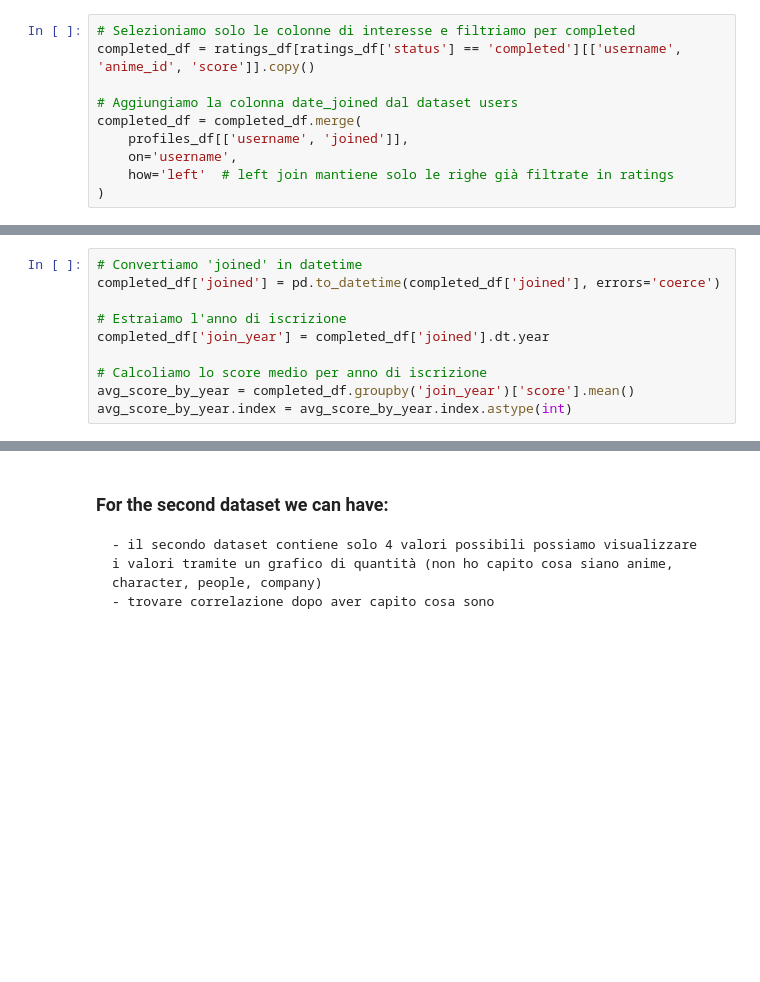
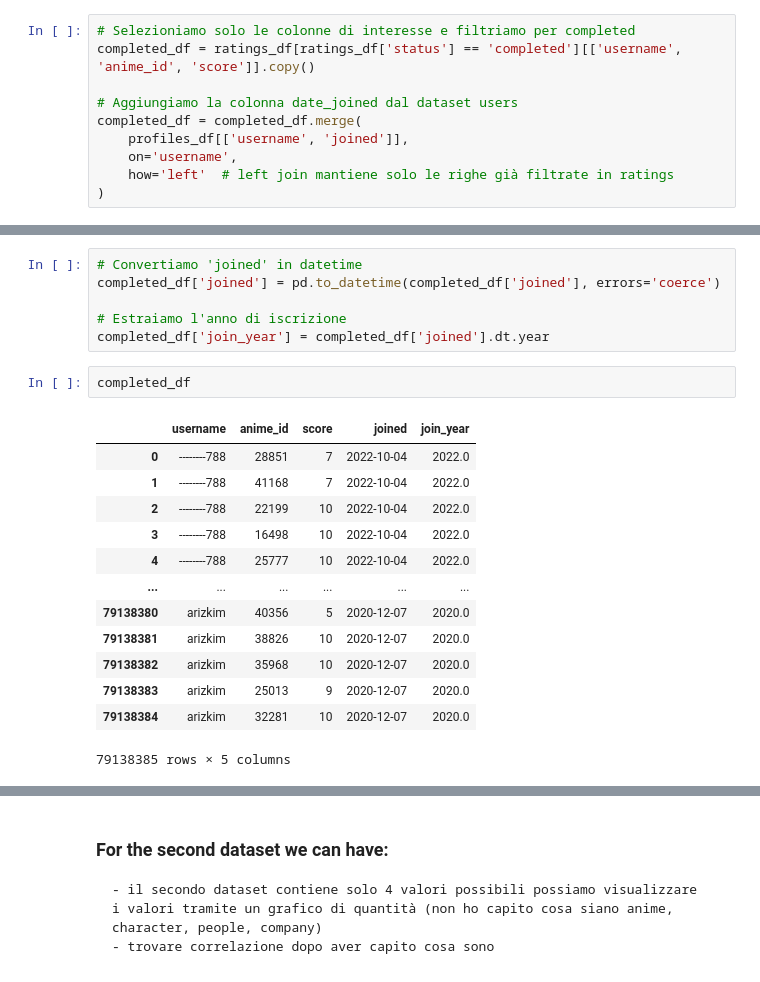
Before and after one commit to denis-budau/HCI-TWEB_2025-26, a Jupyter notebook: solution/data_visualitation.ipynb, the cells around one changed output, grey strips where cells are left out. Cells and saved outputs as stored; diff of their text form; blank space fills up the shorter version.

```diff
--- a/solution/data_visualitation.ipynb
+++ b/solution/data_visualitation.ipynb
@@ -357,8 +374,20 @@ completed_df['joined'] = pd.to_datetime(completed_df['joined'], errors='coerce')
 
 # Estraiamo l'anno di iscrizione
 completed_df['join_year'] = completed_df['joined'].dt.year
-
-# Calcoliamo lo score medio per anno di iscrizione
-avg_score_by_year = completed_df.groupby('join_year')['score'].mean()
-avg_score_by_year.index = avg_score_by_year.index.astype(int)
+# %%
+completed_df
+# %% [output]
+|  | username | anime_id | score | joined | join_year |
+| 0 | --------788 | 28851 | 7 | 2022-10-04 | 2022.0 |
+| 1 | --------788 | 41168 | 7 | 2022-10-04 | 2022.0 |
+| 2 | --------788 | 22199 | 10 | 2022-10-04 | 2022.0 |
+| 3 | --------788 | 16498 | 10 | 2022-10-04 | 2022.0 |
+| 4 | --------788 | 25777 | 10 | 2022-10-04 | 2022.0 |
+| ... | ... | ... | ... | ... | ... |
+| 79138380 | arizkim | 40356 | 5 | 2020-12-07 | 2020.0 |
+| 79138381 | arizkim | 38826 | 10 | 2020-12-07 | 2020.0 |
+| 79138382 | arizkim | 35968 | 10 | 2020-12-07 | 2020.0 |
+| 79138383 | arizkim | 25013 | 9 | 2020-12-07 | 2020.0 |
+| 79138384 | arizkim | 32281 | 10 | 2020-12-07 | 2020.0 |
+79138385 rows × 5 columns
 # %%
```
Also changed, not shown: parts of 13 cells of this notebook.
